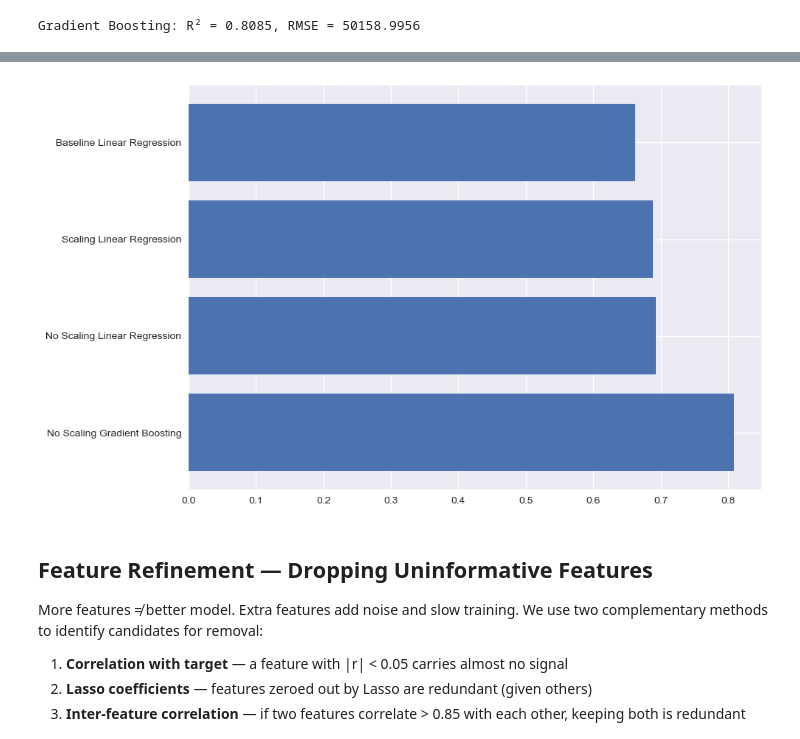
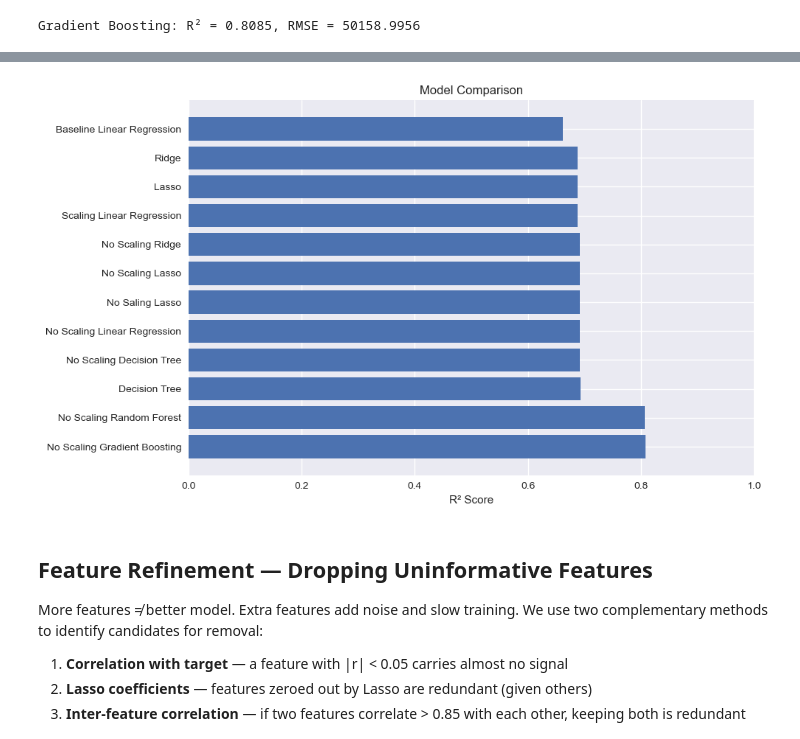
Before and after one commit to jd2aa/course-materials, a Jupyter notebook: demos/california-housing-regression/notebooks/04_modeling-student.ipynb, the cells around one changed output, grey strips where cells are left out. Cells and saved outputs as stored; diff of their text form; code cells hidden in the pictures.

```diff
--- a/demos/california-housing-regression/notebooks/04_modeling-student.ipynb
+++ b/demos/california-housing-regression/notebooks/04_modeling-student.ipynb
@@ -176,10 +209,19 @@ Lasso: R² = 0.6921, RMSE = 63595.3413
 # %%
 from sklearn.tree import DecisionTreeRegressor
 
-dt = DecisionTreeRegressor(max_depth=10, random_state=4950)
+dt_fe = DecisionTreeRegressor(max_depth=10, random_state=4950)
 
 ## TODO: Decision Tree with both noscaled and scaled data
+
+dt_fe.fit(X_train, y_train)
 # %% [output]
 DecisionTreeRegressor(max_depth=10, random_state=4950)
+# %%
+y_pred_dt_fe = dt_fe.predict(X_test)
 # %%
+r2_dt_fe  = r2_score(y_test, y_pred_dt_fe)
+rmse_dt_fe = np.sqrt(mean_squared_error(y_test, y_pred_dt_fe))
+
+results.append({'Model': 'No Scaling Decision Tree', 'R²': r2_dt_fe , 'RMSE': rmse_dt_fe})
+print(f'No Scaling Decision Tree: R² = {r2_dt_fe :.4f}, RMSE = {rmse_dt_fe :.4f}')
 # %% [output]
@@ -187,3 +229,13 @@ Decision Tree: R² = 0.6922, RMSE = 63587.0736
 # %%
 dt = DecisionTreeRegressor(max_depth=10, random_state=4950)
+
+dt.fit(X_train_standard, y_train)
+
+y_pred_dt = dt.predict(X_test_standard)
+
+r2_dt  = r2_score(y_test, y_pred_dt)
+rmse_dt = np.sqrt(mean_squared_error(y_test, y_pred_dt))
+
+results.append({'Model': 'Decision Tree', 'R²': r2_dt , 'RMSE': rmse_dt})
+print(f'Decision Tree: R² = {r2_dt :.4f}, RMSE = {rmse_dt :.4f}')
 # %% [output]
@@ -238,15 +300,17 @@ result_df
 # %%
 ## TODO: create barplot of the R2 for all methods
 fig, ax = plt.subplots(figsize=(10, 6))
 
 bars = ax.barh(result_df['Model'], result_df['R²'])
 
-
+ax.set_xlabel('R² Score')
+ax.set_title('Model Comparison')
+ax.set_xlim(0, 1)
 
 plt.tight_layout()
 plt.show()
 # %% [output]
-[figure, old version]
+[figure, new version]
 # %% [markdown]
 ## Feature Refinement — Dropping Uninformative Features
 
```
Also changed, not shown: parts of 25 cells of this notebook.
